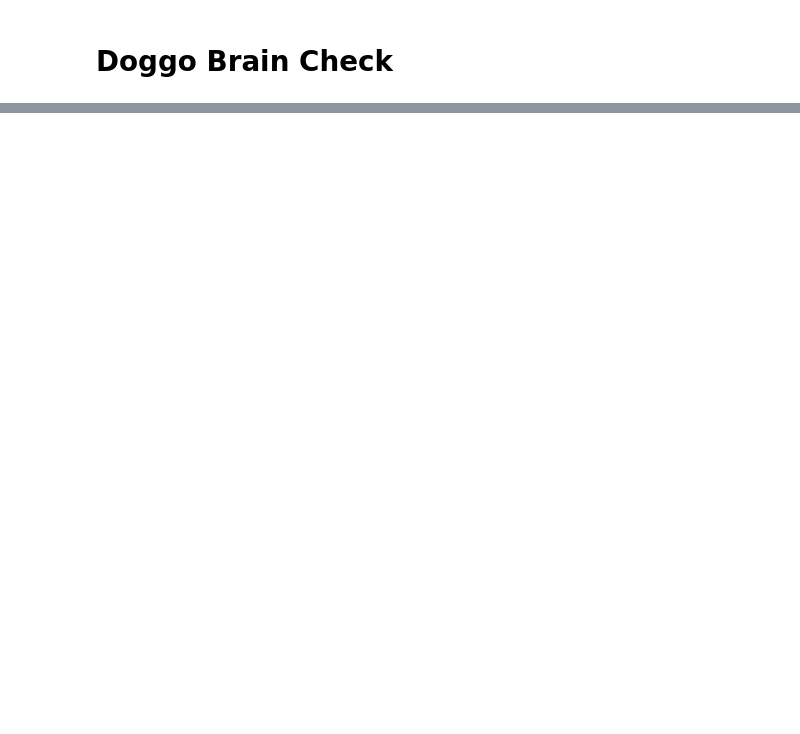
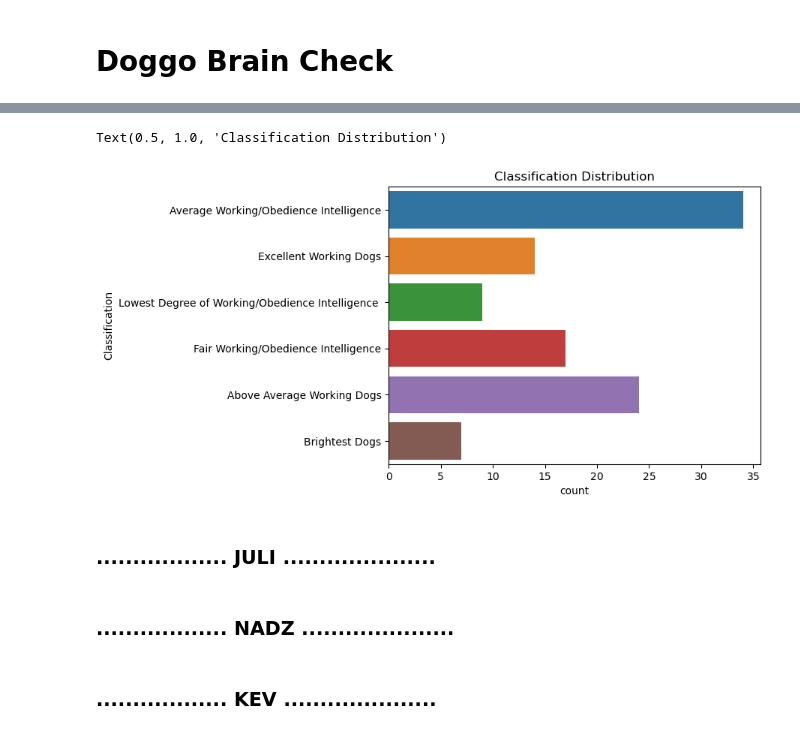
Before and after one commit to OtterBots/CST383_Project, a Jupyter notebook: Otterbot_project.ipynb, the cells around one changed output, grey strips where cells are left out. Cells and saved outputs as stored; diff of their text form; code cells hidden in the pictures; blank space fills up the shorter version.

```diff
--- a/Otterbot_project.ipynb
+++ b/Otterbot_project.ipynb
@@ -63,0 +91,12 @@ dd
+# %%
+sns.countplot(y=dd['Classification'])
+plt.title('Classification Distribution')
+# %% [output]
+Text(0.5, 1.0, 'Classification Distribution')
+[figure, added]
+# %% [markdown]
+### .................. JULI .....................
+# %% [markdown]
+### .................. NADZ .....................
+# %% [markdown]
+### .................. KEV .....................
```
Also changed, not shown: parts of 10 cells of this notebook.
